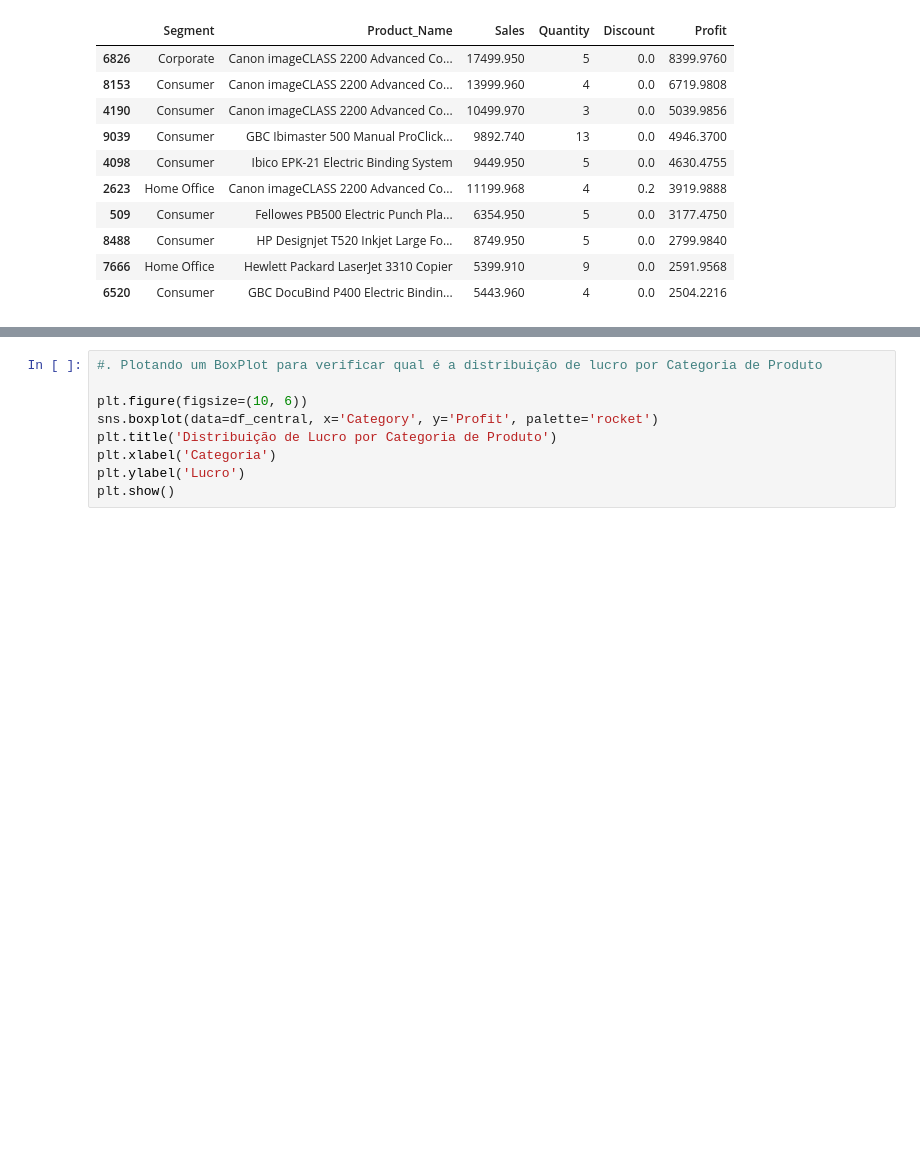
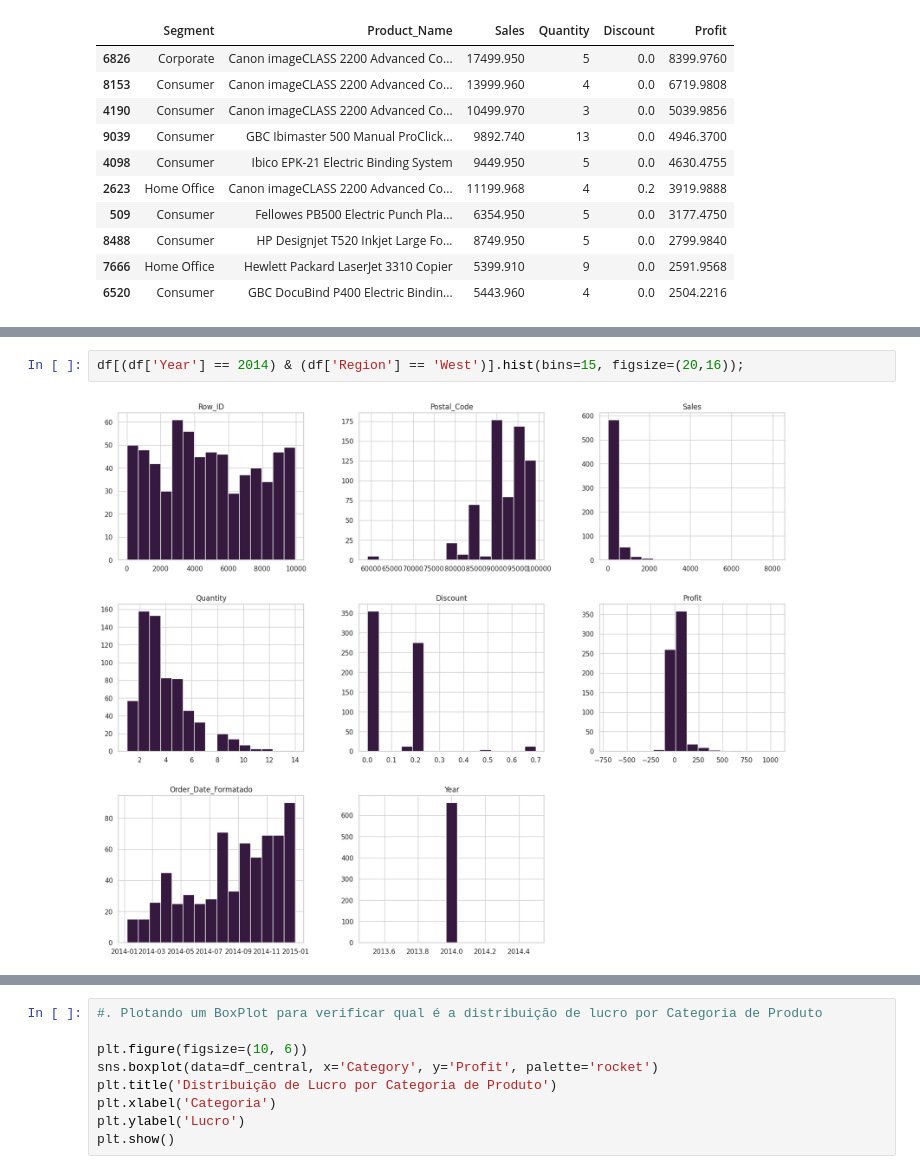
Before and after one commit to Ronaldo-Junior1/analise-dados-supermercado, a Jupyter notebook: Analise_base_supermercadoTeste.ipynb, the cells around one changed output, grey strips where cells are left out. Drawn from its saved outputs; the diff is of its cells as text; blank space fills up the shorter version.

```diff
--- a/Analise_base_supermercadoTeste.ipynb
+++ b/Analise_base_supermercadoTeste.ipynb
@@ -516,0 +708,4 @@ df_central.hist(bins=15, figsize=(20,16));
+# %%
+df[(df['Year'] == 2014) & (df['Region'] == 'West')].hist(bins=15, figsize=(20,16));
+# %% [output]
+[figure, added]
```
Also changed, not shown: parts of 120 cells of this notebook.
